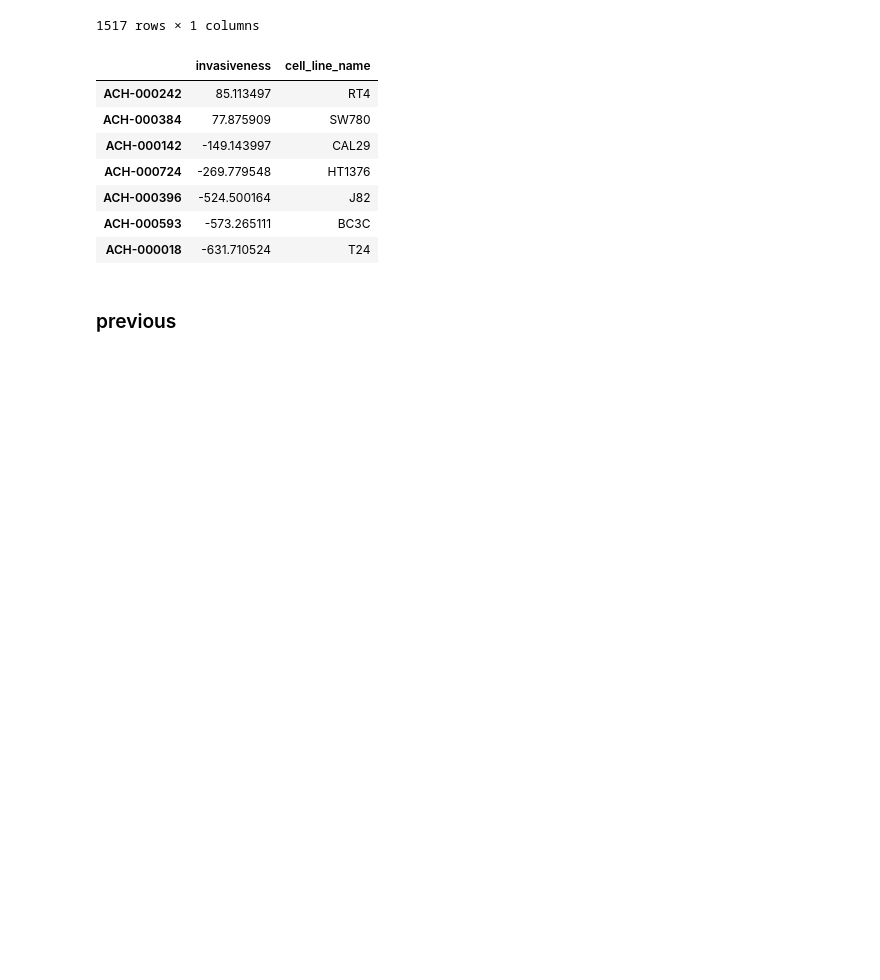
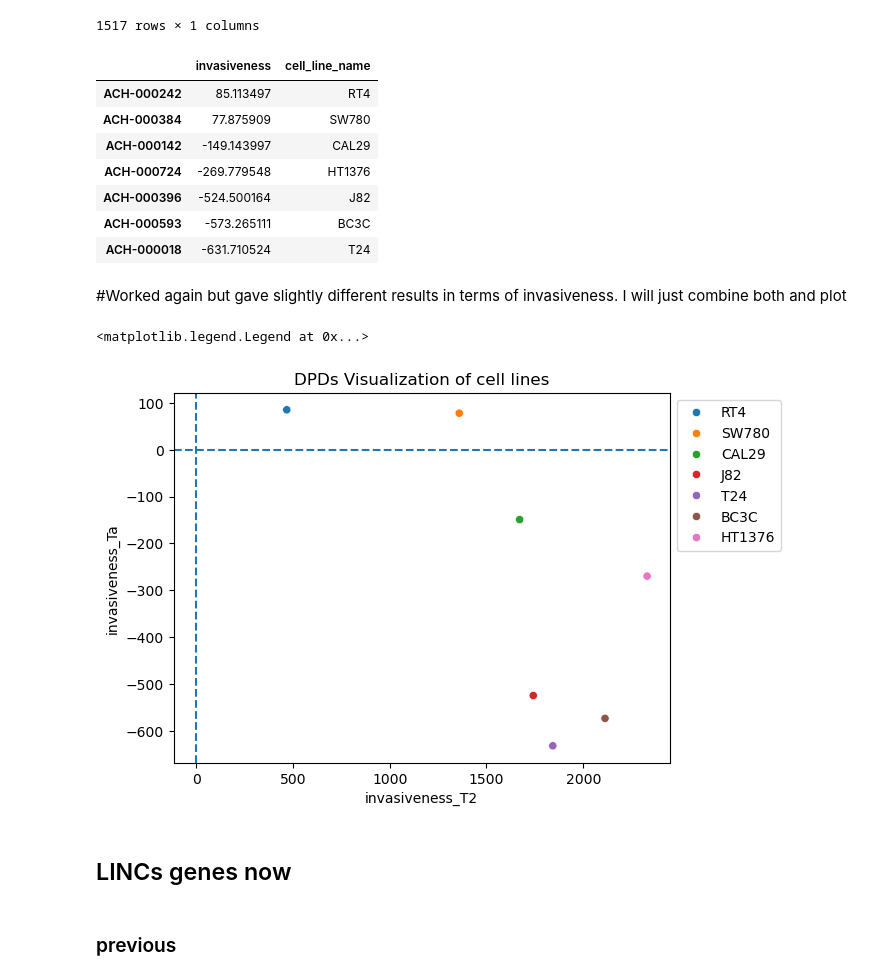
Before and after one commit to jingsday/blca_publication, a Jupyter notebook: blca_publication_Scripts/blca_Scripts_fgfr/blca_Scripts_depmap.ipynb, the cells around one changed output. Saved outputs shown, nothing was run; the diff lists cells and outputs as text; code cells hidden in the pictures; blank space fills up the shorter version.

```diff
--- a/blca_publication_Scripts/blca_Scripts_fgfr/blca_Scripts_depmap.ipynb
+++ b/blca_publication_Scripts/blca_Scripts_fgfr/blca_Scripts_depmap.ipynb
@@ -431,3 +439,26 @@ J82    1741.714541   T3
 T24    1842.661612   Invasive High Grade T2
 BC3C   2112.445716   Invasive
 HT1376 2330.059510   Invasive
+# %% [markdown]
+#Worked again but gave slightly different results in terms of invasiveness. I will just combine both and plot
+# %%
+data = {
+    "cell_line_name": ["RT4", "SW780", "CAL29", "J82", "T24", "BC3C", "HT1376"],
+    "invasiveness_T2": [468.000000, 1359.179001, 1671.339754, 1741.714541, 1842.661612, 2112.445716, 2330.059510],
+    "stage": ["T1 Low grade papillary", "Low grade", "T2", "T3", "Invasive High Grade T2", "Invasive", "Invasive"],
+    "invasiveness_Ta": [85.113497, 77.875909, -149.143997, -524.500164, -631.710524, -573.265111, -269.779548]
+}
+
+# Create the DataFrame
+df = pd.DataFrame(data)
+# %%
+sns.scatterplot(df,y='invasiveness_Ta',x='invasiveness_T2',hue='cell_line_name')
+plt.axvline(x=0,linestyle='--')
+plt.axhline(y=0,linestyle='--')
+plt.title("DPDs Visualization of cell lines")
+plt.legend(bbox_to_anchor=(1,0, 0,1))
+# %% [output]
+<matplotlib.legend.Legend at 0x...>
+[figure, added]
+# %% [markdown]
+## LINCs genes now
```
Also changed, not shown: parts of 2 cells of this notebook.
